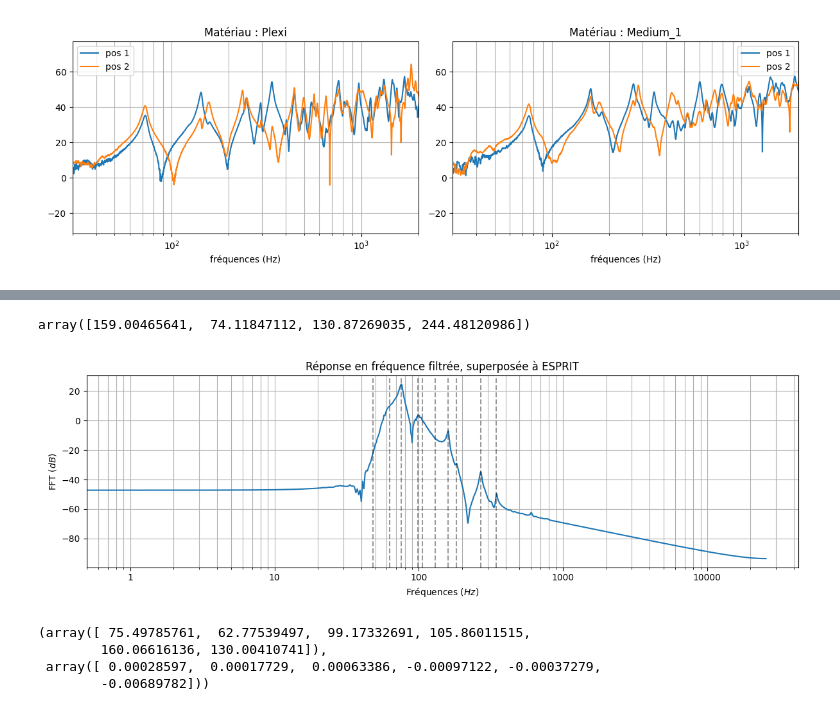
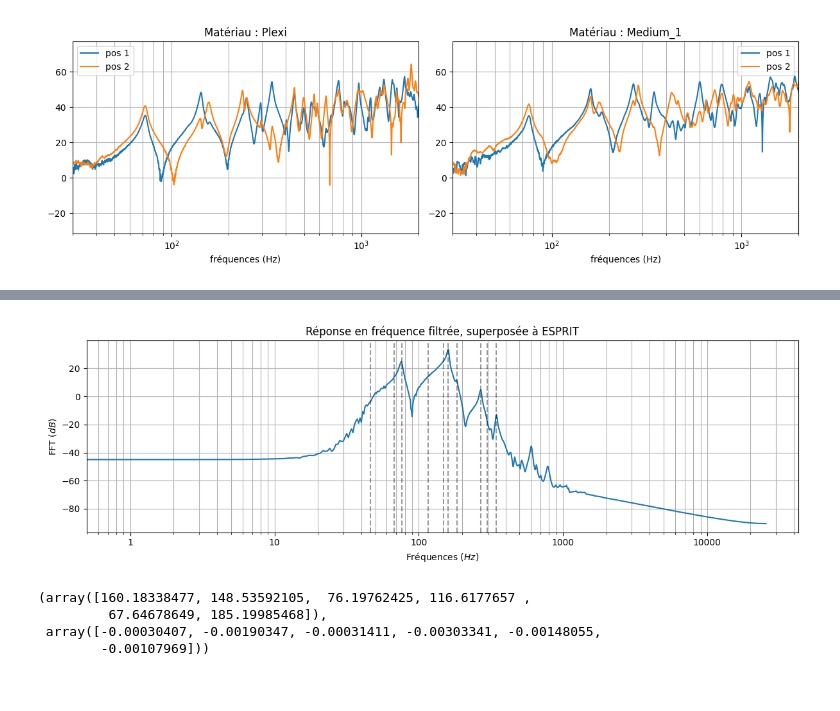
Before and after one commit to peladeaucome/ATIAM-PAM-AnalyseInstruments, a Jupyter notebook: Guitar_model/experiences/2e_mesures.ipynb, the cells around one changed output, grey strips where cells are left out. Saved outputs shown, nothing was run; the diff lists cells and outputs as text; code cells hidden in the pictures.

Commit message:
protocole esprit

```diff
--- a/Guitar_model/experiences/2e_mesures.ipynb
+++ b/Guitar_model/experiences/2e_mesures.ipynb
@@ -81,22 +99,0 @@ plt.show()
-# %%
-fk, deltak = mm.ESPRIT(RI_filtered[:512*7], 512*7//2, 100, return_pos=True)
-# %%
-Y = np.fft.rfft(RI_filtered)
-fy = np.fft.rfftfreq(len(RI_filtered),1/fs)
-
-fig = plt.figure()
-ax1 = fig.add_subplot(111)
-
-ax1.semilogx(fy,20*np.log10(np.abs(Y)),label="")
-ax1.grid(which="both")
-#ax1.legend()
-ax1.set_xlabel("")
-ax1.set_ylabel("")
-ax1.set_title(r"")
-ax1.set_xlim()
-ylims = ax1.set_ylim()
-ax1.vlines(fk*fs, ylims[0], ylims[1], alpha=0.4, color="black", ls="--")
-
-fig.tight_layout()
-
-plt.show()
@@ -105,11 +100,3 @@ plt.show()
-# %%
-amp = np.zeros(len(fk))
-for i in range(len(fk)) :
-    fk_idx = mm.find_nearest_index(fy, fk[i]*fs)
-    amp[i] = 20*np.log10(np.abs(Y[fk_idx]))
-fk[amp.argsort()[-4:][::-1]]*fs
-# %% [output]
-array([159.00465641,  74.11847112, 130.87269035, 244.48120986])
 # %%
 def esprit_on_band(RI, fs, lowcut, highcut, poles, order=5, len_esprit=512*7, plot_result=False, number_of_max = 4) :
     """
@@ -170,10 +157,10 @@ def esprit_on_band(RI, fs, lowcut, highcut, poles, order=5, len_esprit=512*7, pl
 
     return freq_amp_sorted, delta_amp_sorted
 # %%
-esprit_on_band(RI, fs, 58, 100, order=50, plot_result=True, poles=20, number_of_max=6)
+esprit_on_band(RI, fs, 48, 150, order=50, plot_result=True, poles=20, number_of_max=6)
 # %% [output]
-[figure, old version]
+[figure, new version]
-(array([ 75.49785761,  62.77539497,  99.17332691, 105.86011515,
-        160.06616136, 130.00410741]),
- array([ 0.00028597,  0.00017729,  0.00063386, -0.00097122, -0.00037279,
-        -0.00689782]))
+(array([160.18338477, 148.53592105,  76.19762425, 116.6177657 ,
+         67.64678649, 185.19985468]),
+ array([-0.00030407, -0.00190347, -0.00031411, -0.00303341, -0.00148055,
+        -0.00107969]))
```
Also changed, not shown: parts of 4 cells of this notebook, 1 other file.
